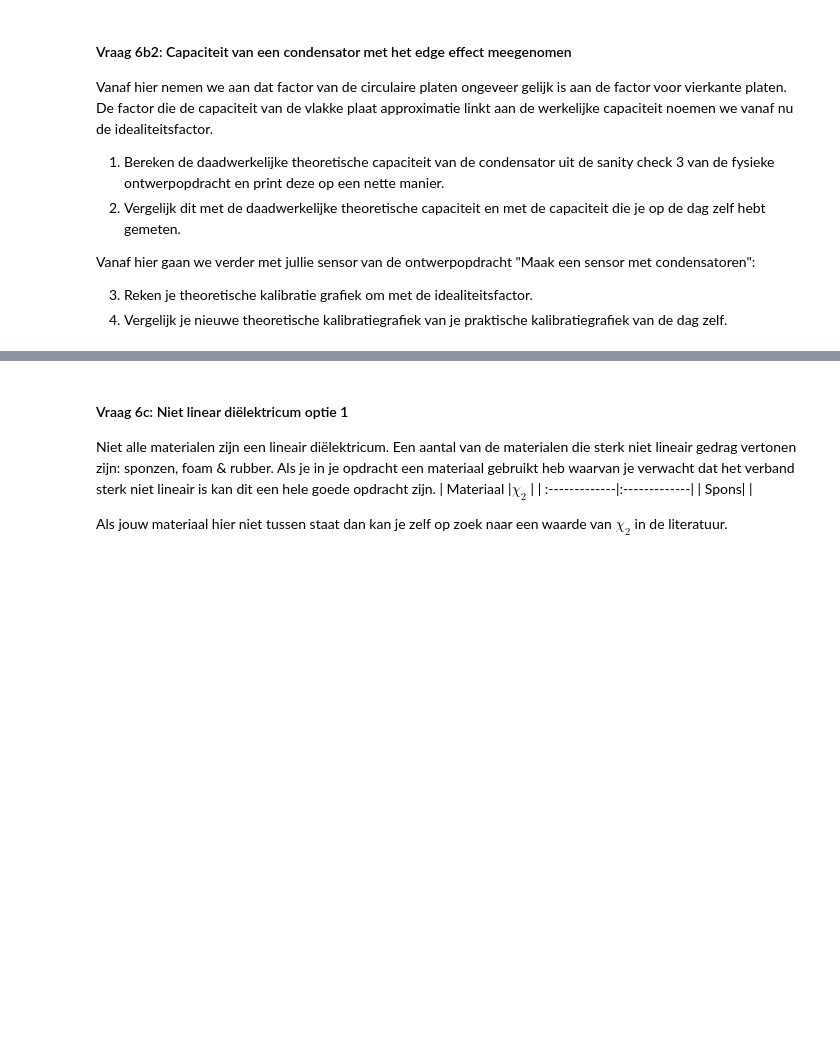
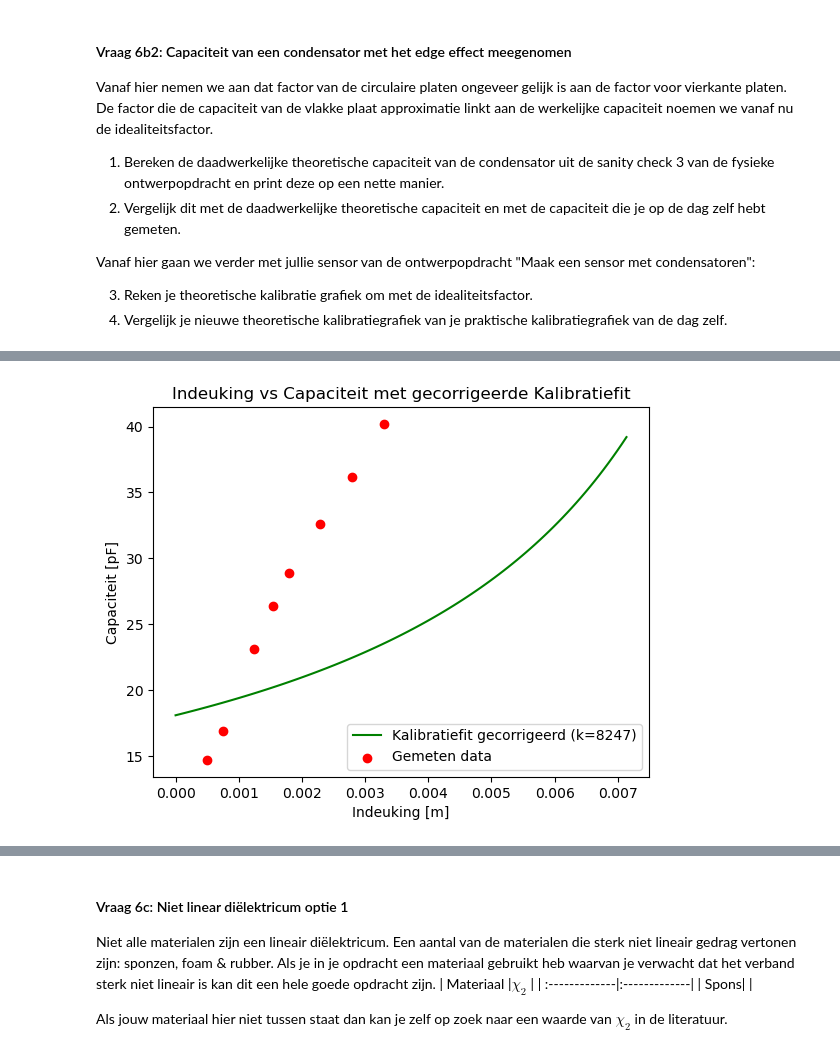
Before and after one commit to jobkruisdijk-boop/opdrachten-DEF-D, a Jupyter notebook: DigitaleOntwerpopdrachten/1CondensatorOpdracht/CondensatorOntwerpopdracht6.ipynb, the cells around one changed output, grey strips where cells are left out. Cells and saved outputs as stored; diff of their text form; code cells hidden in the pictures; blank space fills up the shorter version.

```diff
--- a/DigitaleOntwerpopdrachten/1CondensatorOpdracht/CondensatorOntwerpopdracht6.ipynb
+++ b/DigitaleOntwerpopdrachten/1CondensatorOpdracht/CondensatorOntwerpopdracht6.ipynb
@@ -770,30 +781,31 @@ print(f"Gecorrigeerde voorspelling: {Capaciteit_gecorrigeerd[:5]}")
 # %%
 #Vraag 3:
 Idealfactor = C_sn_vierkant
 
 def ontwerp_model_gecorrigeerd(m, k_fit, offset):
     delta_x = (m * 9.81) / k_fit
     d = np.maximum(0.012 - delta_x, 0.0001)
-    # Vermenigvuldig de theoretische formule met de idealiteitsfactor
     C_theoretisch = (8.854e-12 * 1.5 * 0.01 / d) * 1e12
     return (C_theoretisch * Idealfactor) + offset
 
 from scipy.optimize import curve_fit
 
-# Echte k en offset op basis van je rode punten
 popt, _ = curve_fit(ontwerp_model_gecorrigeerd, gebruikte_massa, capaciteit_gemetenpF, p0=[7000, 5])
 k_echt, offset_echt = popt
 
 massa_lijn = np.linspace(0, 6, 100)
 
 C_fit_gecorrigeerd = ontwerp_model_gecorrigeerd(massa_lijn, k_echt, offset_echt)
 
 delta_x_lijn = (massa_lijn * 9.81) / k_echt
 
 plt.plot(delta_x_lijn, C_fit_gecorrigeerd, 'g-', label=f'Kalibratiefit gecorrigeerd (k={k_echt:.0f})')
+plt.plot
 plt.scatter(delta_x_spons, capaciteit_gemetenpF, color='red', label='Gemeten data')
 plt.xlabel("Indeuking [m]")
 plt.ylabel("Capaciteit [pF]")
 plt.title("Indeuking vs Capaciteit met gecorrigeerde Kalibratiefit")
 plt.legend()
 plt.show()
+# %% [output]
+[figure, added]
```
Also changed, not shown: parts of 10 cells of this notebook, 3 other files.
